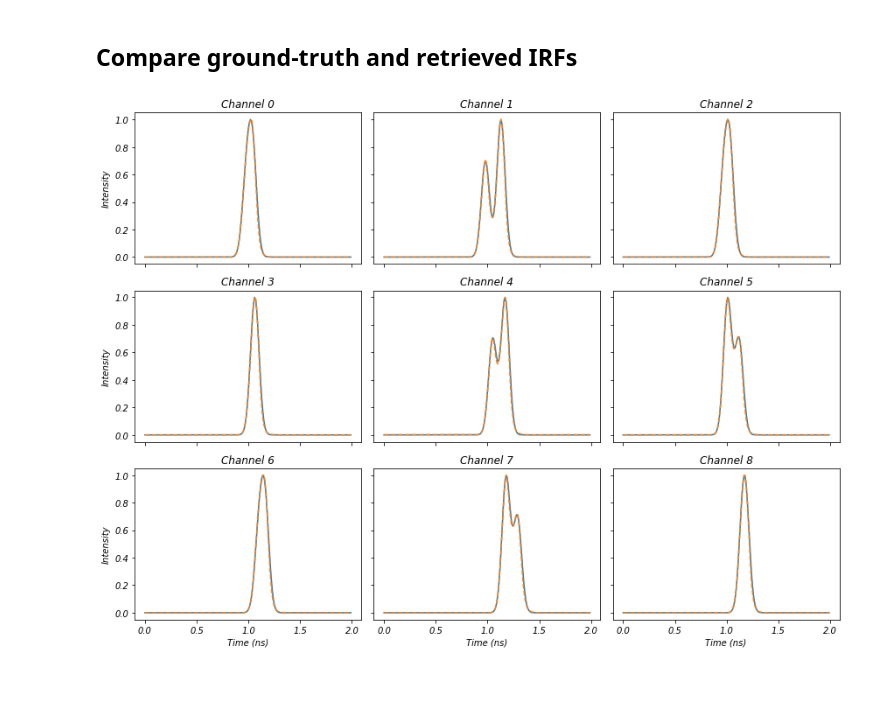
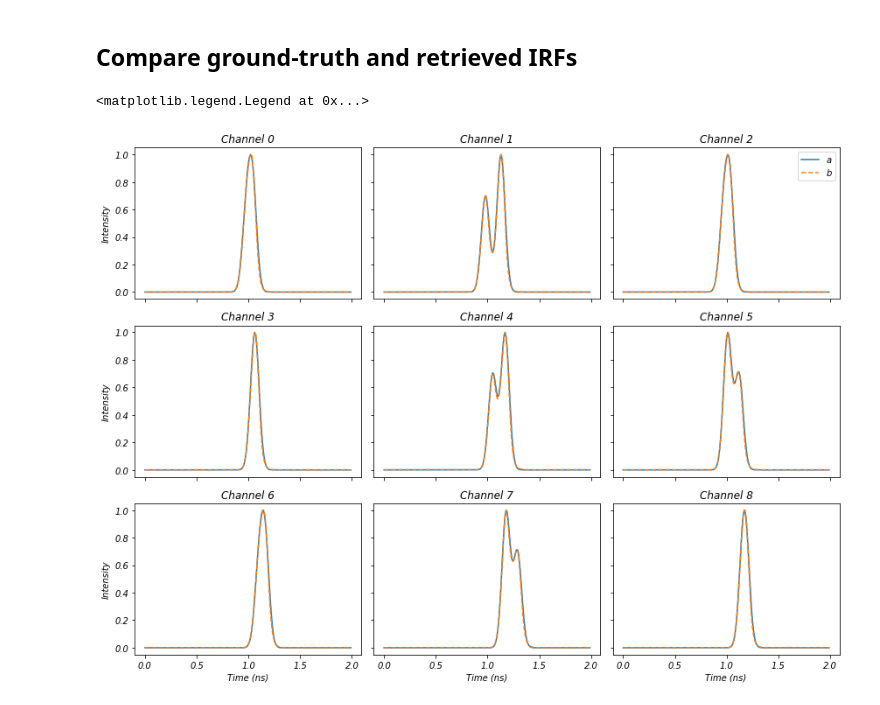
Before and after one commit to VicidominiLab/birfi, a Jupyter notebook: demo/demo_simulation.ipynb, the cells around one changed output. Drawn from its saved outputs; the diff is of its cells as text; code cells hidden in the pictures.

```diff
--- a/demo/demo_simulation.ipynb
+++ b/demo/demo_simulation.ipynb
@@ -94,6 +97,8 @@ b.plot_forward_model()
 # %%
 fig, ax = plot_dataset(b.time, irfs / irfs.max(dim = 0, keepdim=True).values)
 
 fig, ax = plot_dataset(b.time, retrieved_irf / retrieved_irf.max(dim = 0, keepdim=True).values, fig = fig, ax = ax, color = 'C1', linestyle='dashed')
+ax[2].legend(['a', 'b'])
 # %% [output]
+<matplotlib.legend.Legend at 0x...>
-[figure, old version]
+[figure, new version]
```
Also changed, not shown: parts of 4 cells of this notebook, 1 other file.
